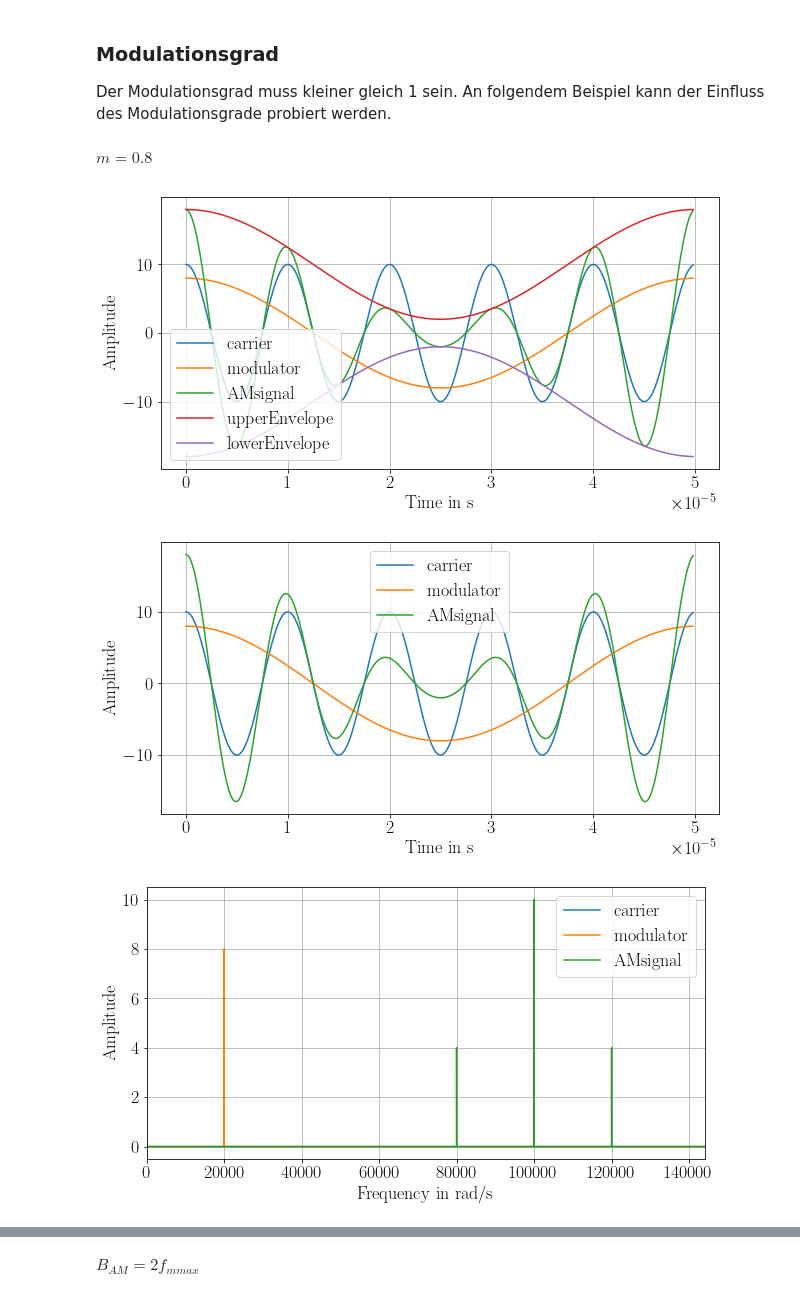
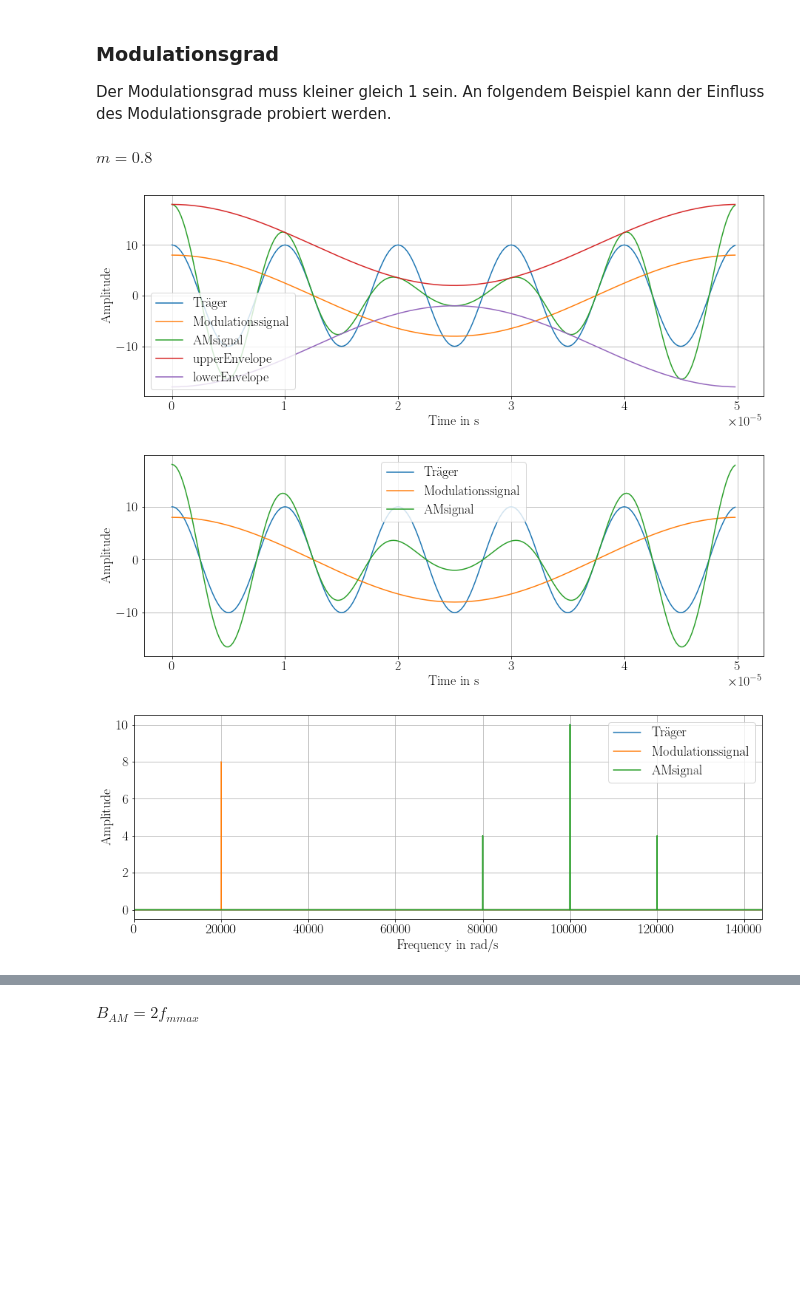
Before and after one commit to lg-eng/KSN-Skript, a Jupyter notebook: Modulation.ipynb, the cells around one changed output, grey strips where cells are left out. Saved outputs shown, nothing was run; the diff lists cells and outputs as text; code cells hidden in the pictures; blank space fills up the shorter version.

Commit message:
added modulation

```diff
--- a/Modulation.ipynb
+++ b/Modulation.ipynb
@@ -1,6 +1,6 @@
 # %%
 from jBook_tools import *
-plt.rcParams['figure.figsize'] = [10, 5] #Plotgröße anpassen
+plt.rcParams['figure.figsize'] = [15, 5] #Plotgröße anpassen
 
 from myst_nb import glue
 from scipy.fft import fft, fftfreq,rfft, rfftfreq
@@ -101,6 +101,9 @@ def plot_rfft_amp(time,**kwargs):
     if 'xlim' in kwargs:
         plt.xlim(kwargs['xlim'])
         del kwargs['xlim']
+    if 'ylim' in kwargs:
+        plt.ylim(kwargs['ylim'])
+        del kwargs['ylim']
     if 'ytype' in kwargs:
         ytype = kwargs['ytype']
         del kwargs['ytype']
@@ -164,7 +167,7 @@ def generate_wavelet(fmin,fmax,amp,sample_rate, duration):
 def plt_mod_trap(signal_m,signal_AM):
     plt.plot(signal_m,signal_AM)
     plt.grid()
-    plt.xlabel('Modulator $u(t)_m$')
+    plt.xlabel('Modulationssignal $u(t)_m$')
     plt.ylabel('Modulated Signal $u(t)_{AM}$')
     plt.show()
 # %%
@@ -355,24 +418,24 @@ AMPLITUDE_M = 8
 # %%
 #General Settings
 SAMPLE_RATE = 50*FREQUENCY_C
 DURATION = 1/FREQUENCY_M*1000
 
 #Generate Signals
 time, voltage_c = generate_wave(FREQUENCY_C,SAMPLE_RATE,DURATION,amplitude=AMPLITUDE_C,form='cos')
 time, voltage_m = generate_wave(FREQUENCY_M,SAMPLE_RATE,DURATION,amplitude=AMPLITUDE_M,form='cos')
 
 #Show Modulation factor
 display(Eq(m,AMPLITUDE_M/AMPLITUDE_C))
 
 #Modulated Signal
 _,voltage = generate_AM_wave(FREQUENCY_C, AMPLITUDE_C, FREQUENCY_M, AMPLITUDE_M, SAMPLE_RATE, DURATION)
 
-plot_vs_time(time,carrier=voltage_c,modulator=voltage_m,AMsignal=voltage,upperEnvelope=voltage_m+10,lowerEnvelope=-(voltage_m+10),show_time=1/FREQUENCY_M)
-plot_vs_time(time,carrier=voltage_c,modulator=voltage_m,AMsignal=voltage,show_time=1/FREQUENCY_M)
-plot_rfft_amp(time,carrier=voltage_c,modulator=voltage_m,AMsignal=voltage,xlim=[0,1.2*(FREQUENCY_C+FREQUENCY_M)],yscale='linear')
+plot_vs_time(time,Träger=voltage_c,Modulationssignal=voltage_m,AMsignal=voltage,upperEnvelope=voltage_m+10,lowerEnvelope=-(voltage_m+10),show_time=1/FREQUENCY_M)
+plot_vs_time(time,Träger=voltage_c,Modulationssignal=voltage_m,AMsignal=voltage,show_time=1/FREQUENCY_M)
+plot_rfft_amp(time,Träger=voltage_c,Modulationssignal=voltage_m,AMsignal=voltage,xlim=[0,1.2*(FREQUENCY_C+FREQUENCY_M)],yscale='linear')
 # %% [output]
 $\displaystyle m = 0.8$
-[figure, old version]
+[figure, new version]
-[figure, old version]
+[figure, new version]
-[figure, old version]
+[figure, new version]
 # %% [markdown]
```
Also changed, not shown: parts of 32 cells of this notebook, 40 other files.
